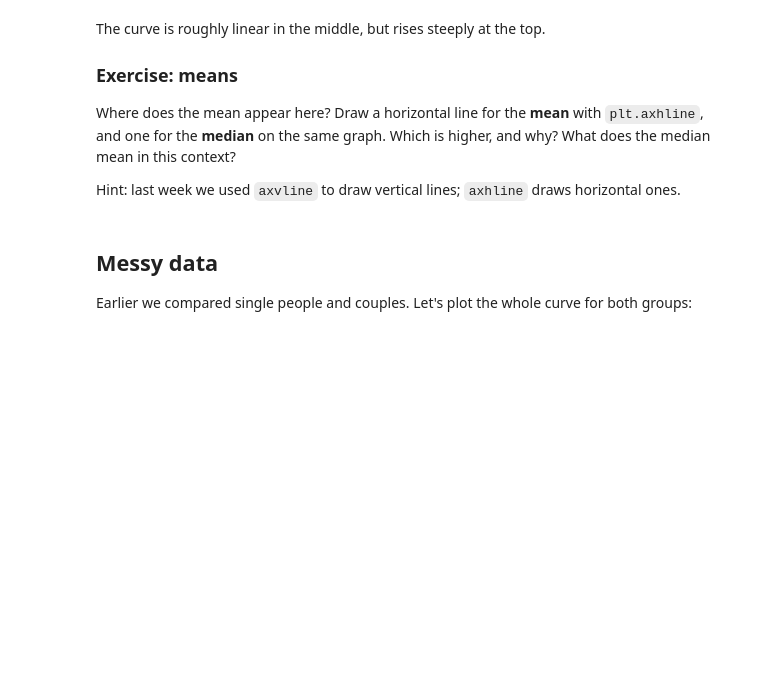
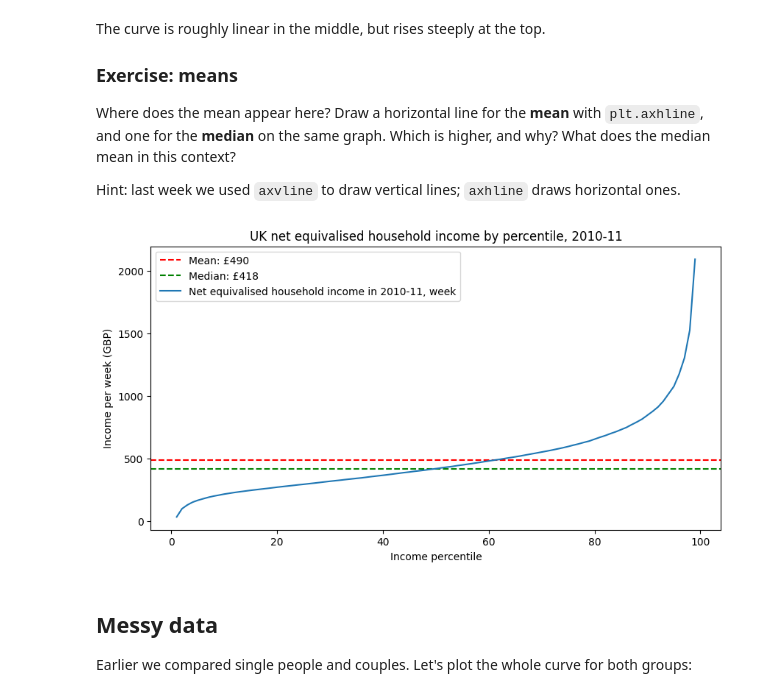
Before and after one commit to jasminebarry/BASC0005, a Jupyter notebook: w02_pandas.ipynb, the cells around one changed output. Cells and saved outputs as stored; diff of their text form; code cells hidden in the pictures; blank space fills up the shorter version.

```diff
--- a/w02_pandas.ipynb
+++ b/w02_pandas.ipynb
@@ -153,3 +172,29 @@ Hint: last week we used `axvline` to draw vertical lines; `axhline` draws horizo
+# %%
+# your code here
+import pandas as pd
+import matplotlib.pyplot as plt
+
+income = pd.read_csv("https://s3.eu-west-2.amazonaws.com/qm2/wk2/incomes.csv", index_col=0)
+weekly = "Net equivalised household income in 2010-11, week"
+
+# Calculate the mean and median
+mean_val = income[weekly].mean()
+median_val = income[weekly].median()
+
+# Plot the lines and the main curve
+plt.axhline(mean_val, color="red", linestyle="--", label=f"Mean: £{int(mean_val)}")
+plt.axhline(median_val, color="green", linestyle="--", label=f"Median: £{int(median_val)}")
+income[weekly].plot()
+# formatting - optional arguments, int prevents returning decimal values for the clean mean/median
+
+# Add plot metadata and display legend
+plt.title("UK net equivalised household income by percentile, 2010-11")
+plt.xlabel("Income percentile")
+plt.ylabel("Income per week (GBP)")
+plt.legend()
+plt.show()
+# %% [output]
+[figure, added]
 # %% [markdown]
 ## Messy data
 
```
Also changed, not shown: parts of 20 cells of this notebook.
